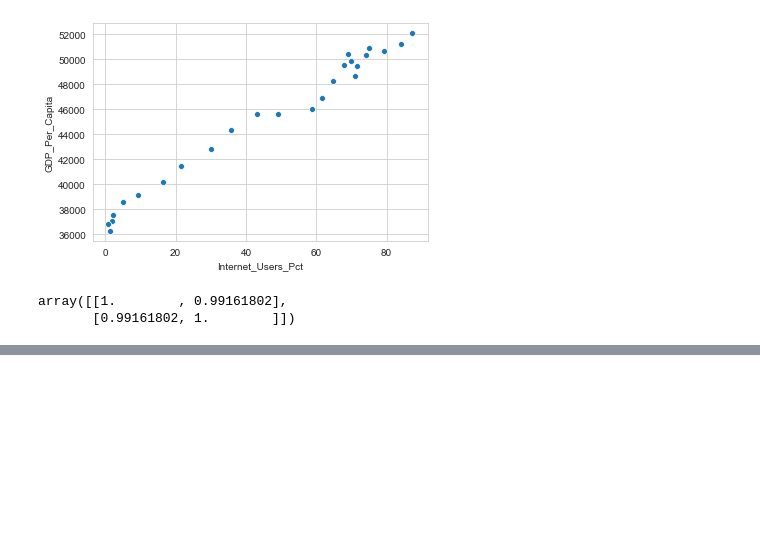
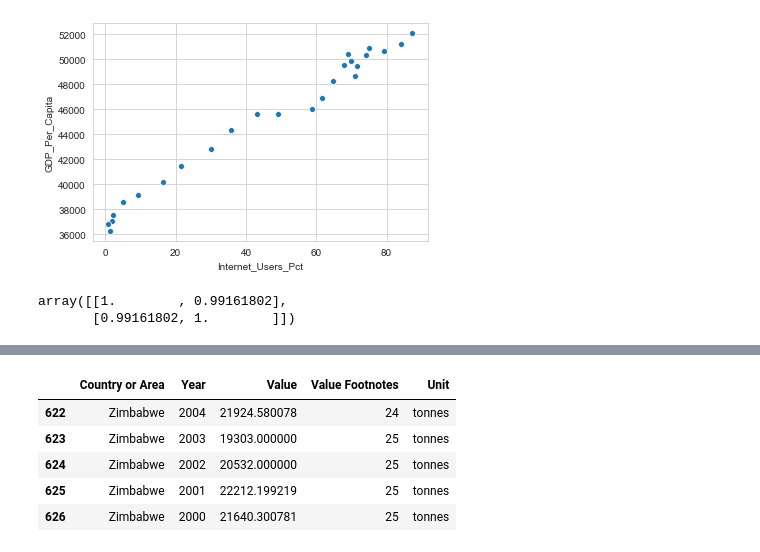
Before and after one commit to nss-data-science-cohort-4/dq1-undata-AmyLG, a Jupyter notebook: notebooks/UN_Data_Exploration.ipynb, the cells around one changed output, grey strips where cells are left out. Saved outputs shown, nothing was run; the diff lists cells and outputs as text; code cells hidden in the pictures; blank space fills up the shorter version.

```diff
--- a/notebooks/UN_Data_Exploration.ipynb
+++ b/notebooks/UN_Data_Exploration.ipynb
@@ -663,0 +780,9 @@ Very string correlation but not sure it's helpful...
+# %%
+tot_waste_collect_df.tail()
+# %% [output]
+|  | Country or Area | Year | Value | Value Footnotes | Unit |
+| 622 | Zimbabwe | 2004 | 21924.580078 | 24 | tonnes |
+| 623 | Zimbabwe | 2003 | 19303.000000 | 25 | tonnes |
+| 624 | Zimbabwe | 2002 | 20532.000000 | 25 | tonnes |
+| 625 | Zimbabwe | 2001 | 22212.199219 | 25 | tonnes |
+| 626 | Zimbabwe | 2000 | 21640.300781 | 25 | tonnes |
```
Also changed, not shown: parts of 26 cells of this notebook.
